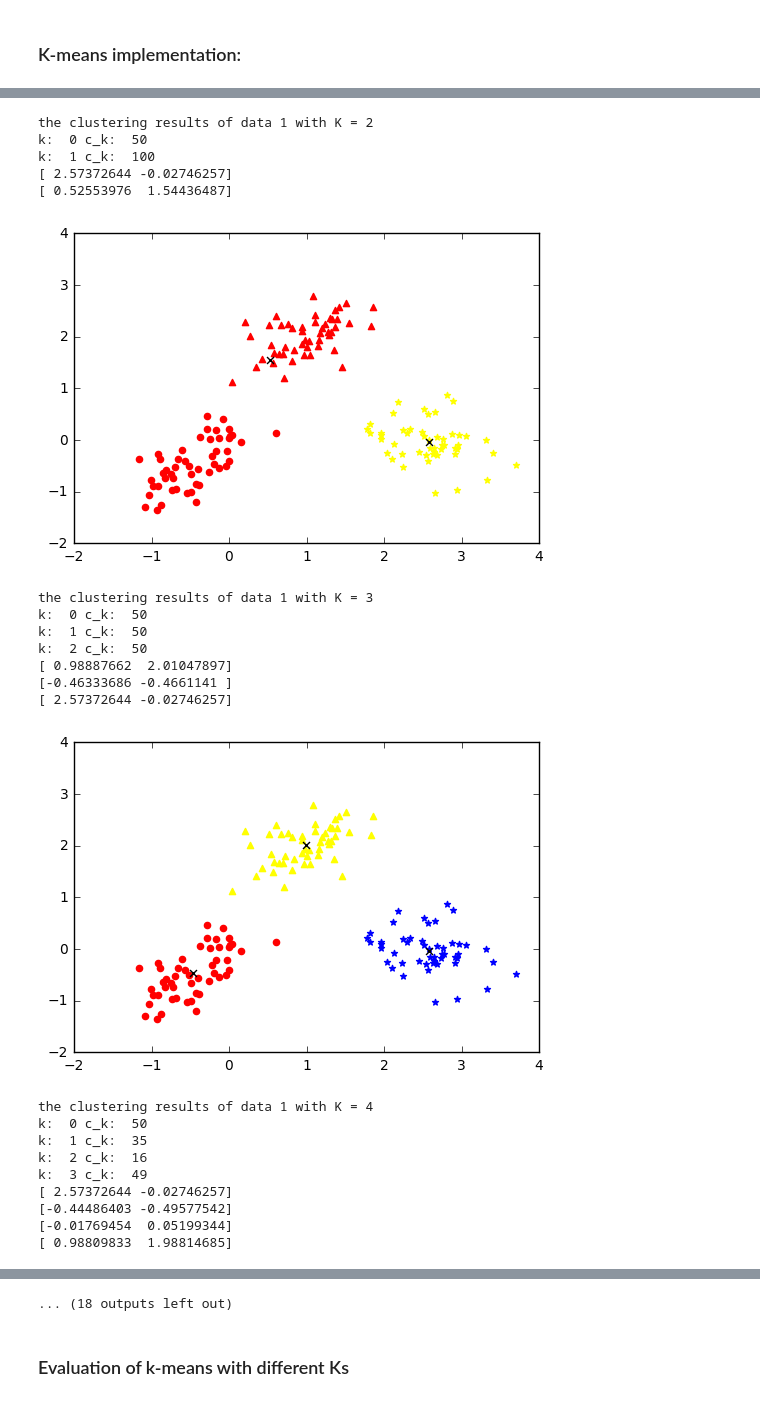
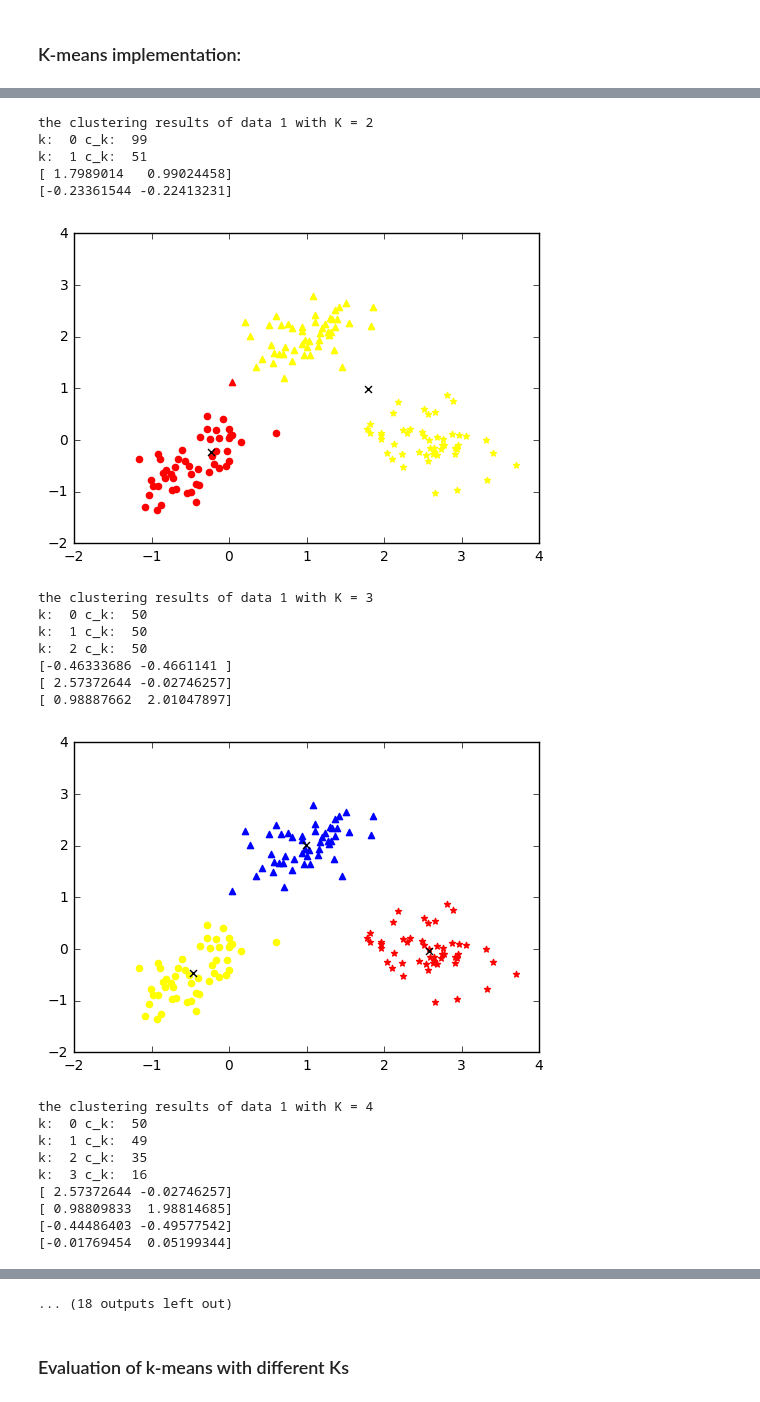
Before and after one commit to mahaalkh/CS6220_DataMining, a Jupyter notebook: Maha_Alkhairy_CS6220_HW4/HW4_V2.ipynb, the cells around one changed output, grey strips where cells are left out. Cells and saved outputs as stored; diff of their text form; code cells hidden in the pictures.

```diff
--- a/Maha_Alkhairy_CS6220_HW4/HW4_V2.ipynb
+++ b/Maha_Alkhairy_CS6220_HW4/HW4_V2.ipynb
@@ -662,47 +662,47 @@ def plot_k_means(data_matrix, K, original_labels, clustering_text, num_restarts=
     cluster_assignments, cluster_means, sse = k_means(K, data_matrix, num_restarts=num_restarts)
     plot_kmean_labels(data_matrix,
                         cluster_assignments,
                         cluster_means,
                         original_labels,
                         K,
                         ["red", "blue", "green", "pink", "yellow"],
                         ["o", "^", "*", "s", "D"])
     return cluster_assignments, cluster_means, sse
 
 
 
 clustering_text = "the clustering results of data {} with K = {}"
 
-data1_cluster_assignments = [plot_k_means(data1_matrix, K, data1_labels, clustering_text.format(1, K), num_restarts = 1) for K in range(1, 6)]
+data1_cluster_assignments = [plot_k_means(data1_matrix, K, data1_labels, clustering_text.format(1, K)) for K in range(1, 6)]
 
 data2_cluster_assignments = [plot_k_means(data2_matrix, K, data2_labels, clustering_text.format(2, K)) for K in range(1, 6)]
 
 data3_cluster_assignments = [plot_k_means(data3_matrix, K, data3_labels, clustering_text.format(3, K)) for K in range(1, 6)]
 # %% [output]
 the clustering results of data 1 with K = 1
 k:  0 c_k:  150
 [ 1.03308873  0.5056341 ]
 [figure]
 the clustering results of data 1 with K = 2
-k:  0 c_k:  50
-k:  1 c_k:  100
-[ 2.57372644 -0.02746257]
-[ 0.52553976  1.54436487]
+k:  0 c_k:  99
+k:  1 c_k:  51
+[ 1.7989014   0.99024458]
+[-0.23361544 -0.22413231]
-[figure, old version]
+[figure, new version]
 the clustering results of data 1 with K = 3
 k:  0 c_k:  50
 k:  1 c_k:  50
 k:  2 c_k:  50
-[ 0.98887662  2.01047897]
 [-0.46333686 -0.4661141 ]
 [ 2.57372644 -0.02746257]
+[ 0.98887662  2.01047897]
-[figure, old version]
+[figure, new version]
 the clustering results of data 1 with K = 4
 k:  0 c_k:  50
-k:  1 c_k:  35
-k:  2 c_k:  16
-k:  3 c_k:  49
+k:  1 c_k:  49
+k:  2 c_k:  35
+k:  3 c_k:  16
 [ 2.57372644 -0.02746257]
+[ 0.98809833  1.98814685]
 [-0.44486403 -0.49577542]
 [-0.01769454  0.05199344]
-[ 0.98809833  1.98814685]
```
Also changed, not shown: parts of 2 cells of this notebook, 2 other files.
